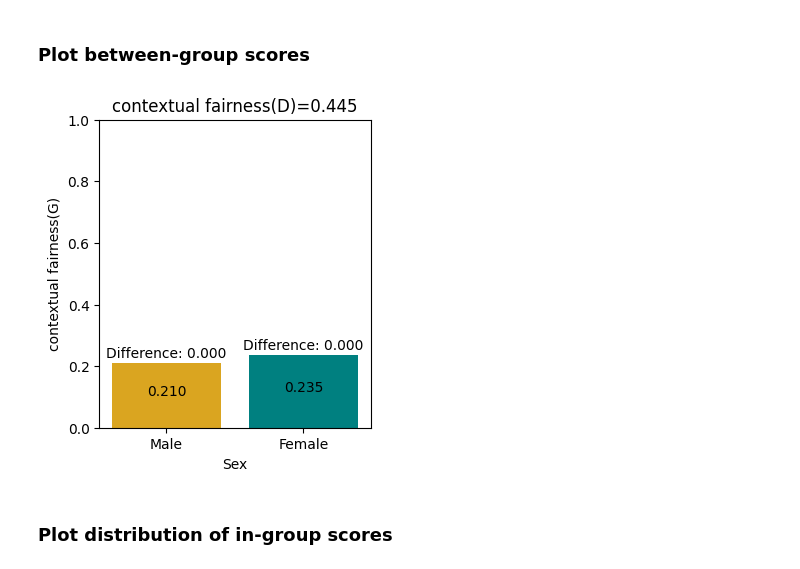
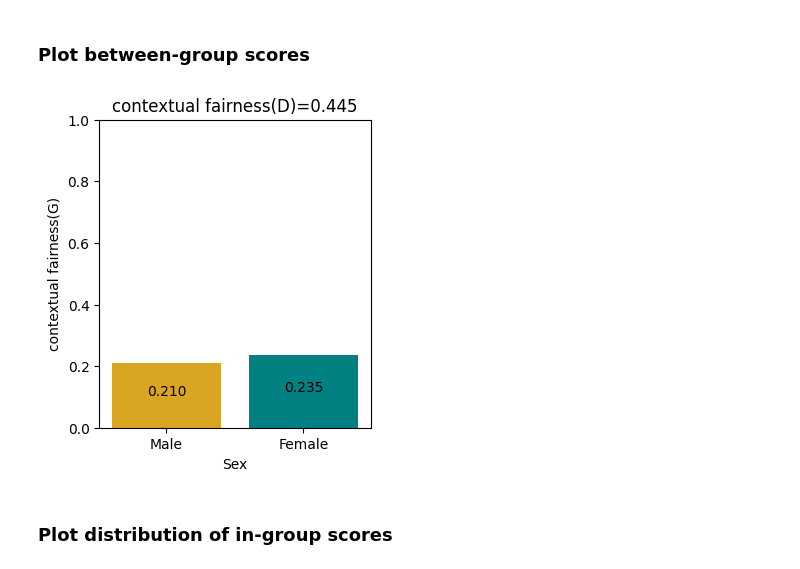
Before and after one commit to pimkerkhoven/ContextualFairness, a Jupyter notebook: examples/regression.ipynb, the cells around one changed output. Saved outputs shown, nothing was run; the diff lists cells and outputs as text; code cells hidden in the pictures.

```diff
--- a/examples/regression.ipynb
+++ b/examples/regression.ipynb
@@ -146,26 +130,41 @@ result = contextual_fairness_score(norms, X_test_copy, y_pred)
+# %%
+norms = [
+    RegressionEqualityNorm(),
+    RankNorm(norm_statement=pl.col("WKHP"), name="work_more_hours"),
+    RankNorm(norm_statement=-pl.col("SCHL"), name="lower_education"),
+]
+
+
+# Add y_true to X_test, so we can calculate scores for the same groups as for equalized odds.
+data = X_test.to_dict("list")
+
+result = contextual_fairness_score(norms, data, y_pred)
 # %%
 total_score = result.total_score()
 
-scaled_group_scores = result.group_scores(["SEX"], scaled=True)
-unscaled_group_scores = result.group_scores(["SEX"])
+scaled_group_scores = result.group_scores(["SEX"], scaled=True).collect()
+unscaled_group_scores = result.group_scores(["SEX"]).collect()
 # %% [markdown]
 ### Plot between-group scores
 # %%
 groups = [
-    [scaled_group_scores["SEX=1.0"]["score"], scaled_group_scores["SEX=2.0"]["score"]],
+    [
+        scaled_group_scores.filter(pl.col("SEX") == 1.0).select("total").item(),
+        scaled_group_scores.filter(pl.col("SEX") == 2.0).select("total").item(),
+    ],
 ]
 
 group_plot(
     groups,
     xticks=["Male", "Female"],
     xlabel="Sex",
     ylabel="contextual fairness(G)",
     title=f"contextual fairness(D)={total_score:.3f}",
     bar_width=0.8,
-    show_difference=True,
+    show_difference=False,
 )
 # %% [output]
-[figure, old version]
+[figure, new version]
 # %% [markdown]
 ### Plot distribution of in-group scores
 # %%
```
Also changed, not shown: parts of 3 cells of this notebook, 3 other files.
